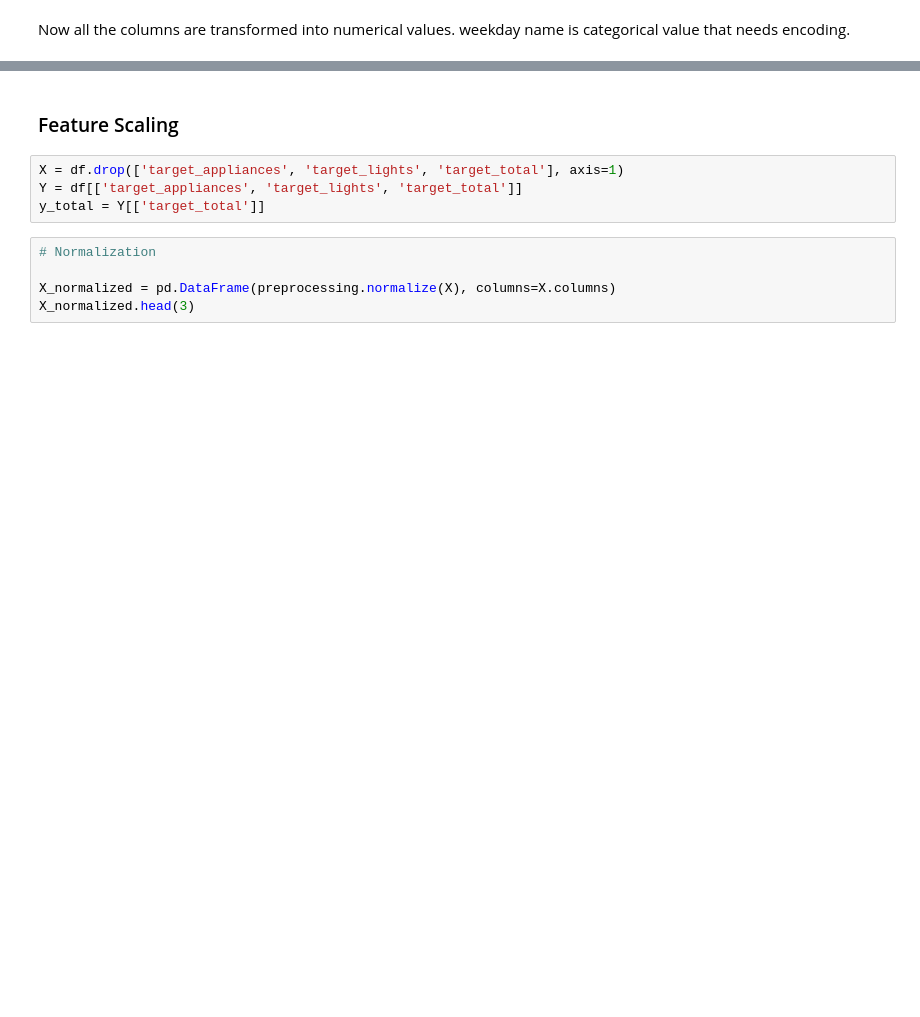
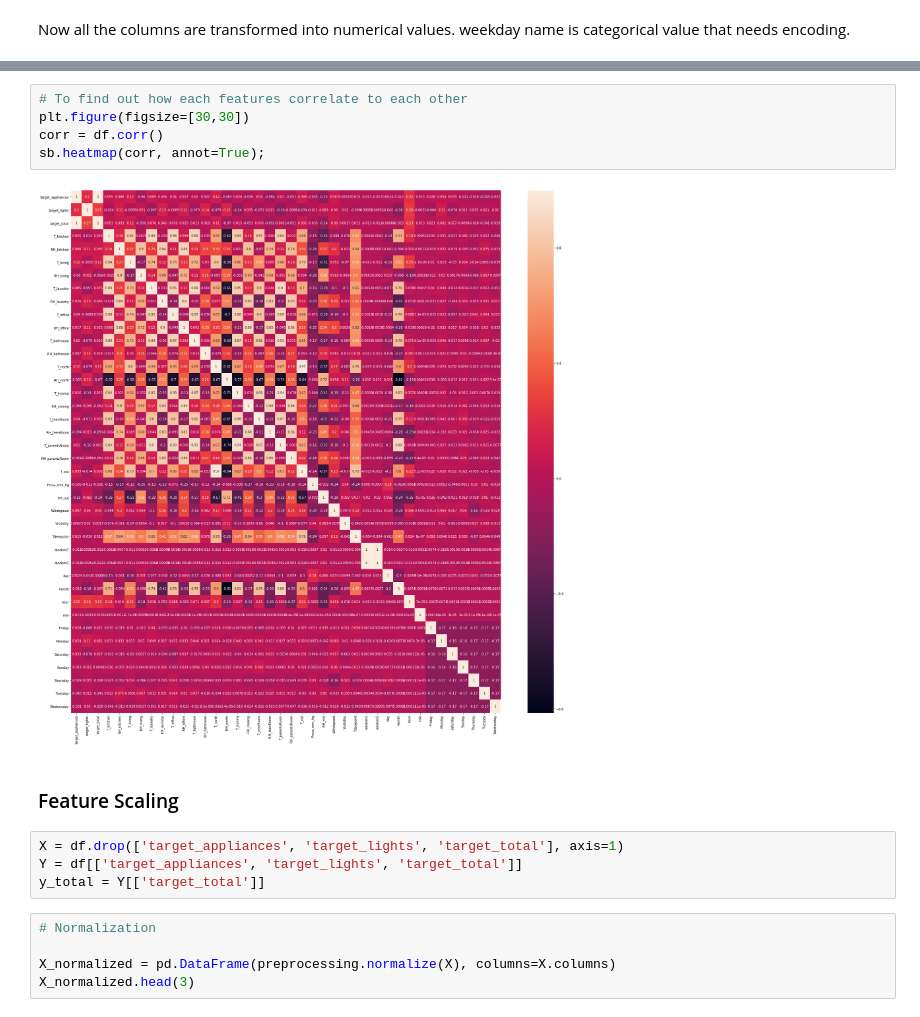
Before and after one commit to khaled9910070/ML_Assignment2, a Jupyter notebook: Energy Usage Prediction.ipynb, the cells around one changed output, grey strips where cells are left out. Drawn from its saved outputs; the diff is of its cells as text; blank space fills up the shorter version.

```diff
--- a/Energy Usage Prediction.ipynb
+++ b/Energy Usage Prediction.ipynb
@@ -257,3 +258,10 @@ df.head(3)
+# %%
+# To find out how each features correlate to each other
+plt.figure(figsize=[30,30])
+corr = df.corr()
+sb.heatmap(corr, annot=True);
+# %% [output]
+[figure, added]
 # %% [markdown]
 <h3>Feature Scaling</h3>
 # %%
```
Also changed, not shown: parts of 19 cells of this notebook.
